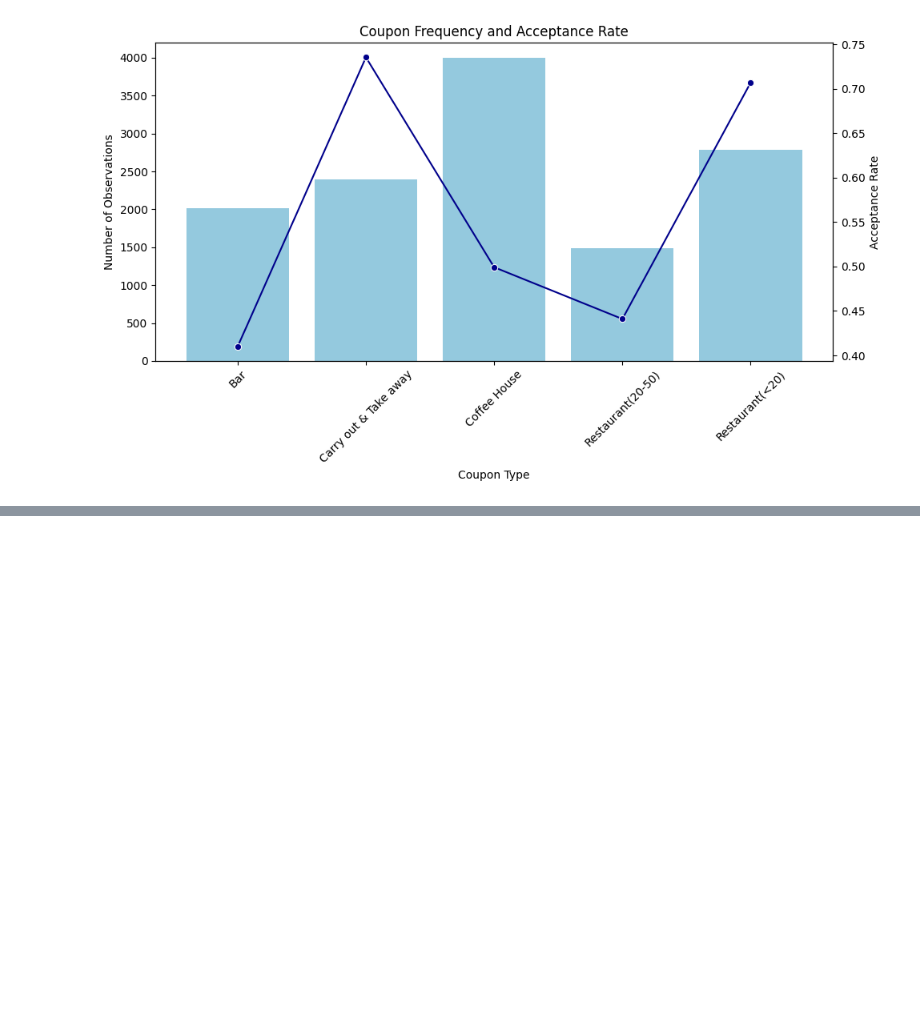
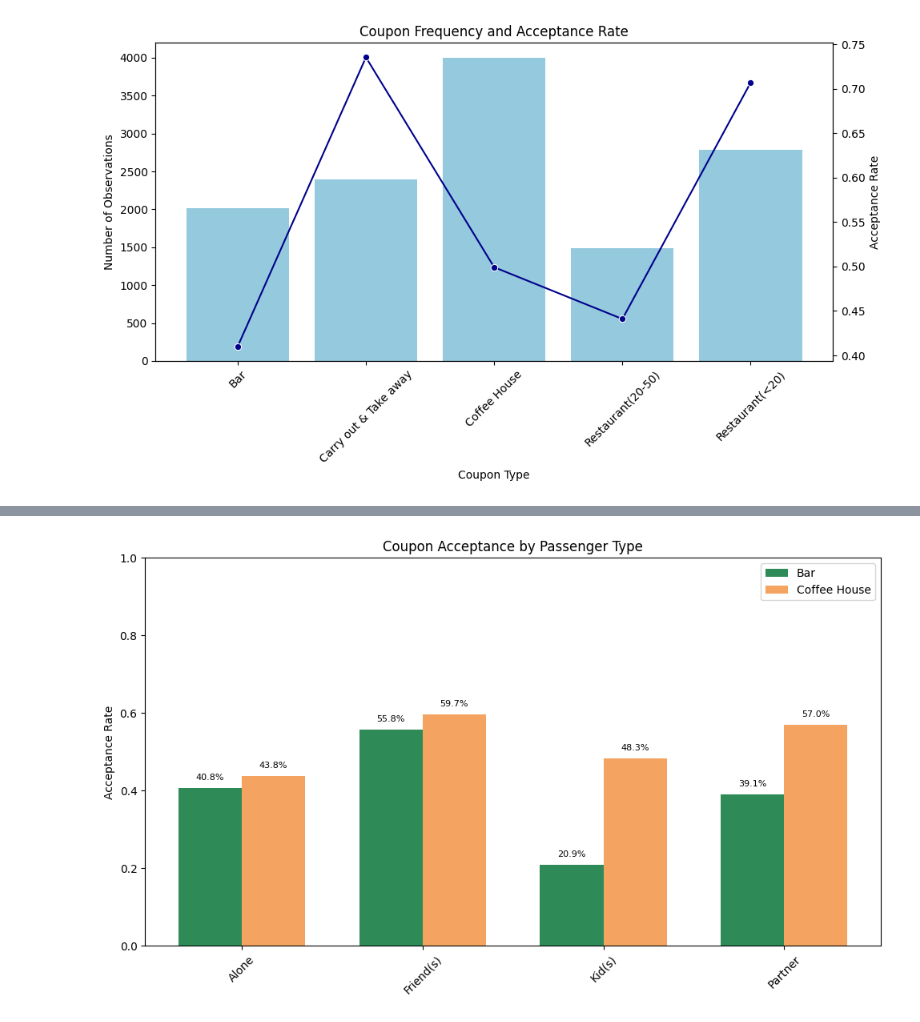
Before and after one commit to RohitKBhatnagar/CouponAcceptance, a Jupyter notebook: CouponAcceptance.ipynb, the cells around one changed output, grey strips where cells are left out. Drawn from its saved outputs; the diff is of its cells as text; code cells hidden in the pictures; blank space fills up the shorter version.

```diff
--- a/CouponAcceptance.ipynb
+++ b/CouponAcceptance.ipynb
@@ -1311,0 +1434,38 @@ plt.show()
+# %%
+# side by side bar plot for bar vs coffee house coupon acceptance by marital status
+# Combine acceptance data
+bar_acceptance = bar_coupons.groupby('passanger')['Y'].mean().reset_index()
+bar_acceptance['Coupon'] = 'Bar'
+
+coffee_acceptance = coffee_coupons.groupby('passanger')['Y'].mean().reset_index()
+coffee_acceptance['Coupon'] = 'Coffee House'
+
+combined = pd.concat([bar_acceptance, coffee_acceptance])
+
+# Pivot for grouped bar chart
+pivot = combined.pivot(index='passanger', columns='Coupon', values='Y')
+
+x = np.arange(len(pivot.index))
+width = 0.35
+
+plt.figure(figsize=(10,6))
+plt.bar(x - width/2, pivot['Bar'], width, label='Bar', color='seagreen')
+plt.bar(x + width/2, pivot['Coffee House'], width, label='Coffee House', color='sandybrown')
+
+plt.ylabel('Acceptance Rate')
+plt.title('Coupon Acceptance by Passenger Type')
+plt.xticks(x, pivot.index, rotation=45)
+plt.ylim(0,1)
+plt.legend()
+
+# Annotate with percentages
+for i, v in enumerate(pivot['Bar']):
+    plt.text(i - width/2, v + 0.02, f"{v*100:.1f}%", ha='center', fontsize=8)
+for i, v in enumerate(pivot['Coffee House']):
+    plt.text(i + width/2, v + 0.02, f"{v*100:.1f}%", ha='center', fontsize=8)
+
+plt.tight_layout()
+plt.savefig('images/bar_vs_coffee_house_coupon_acceptance_by_passenger_grouped.png')
+plt.show()
+# %% [output]
+[figure, added]
```
Also changed, not shown: parts of 6 cells of this notebook, 4 other files.
